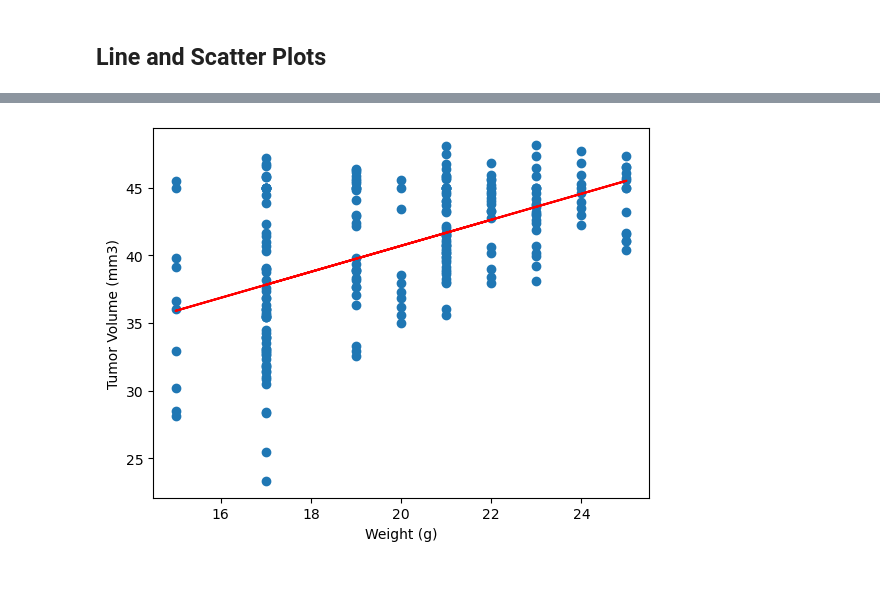
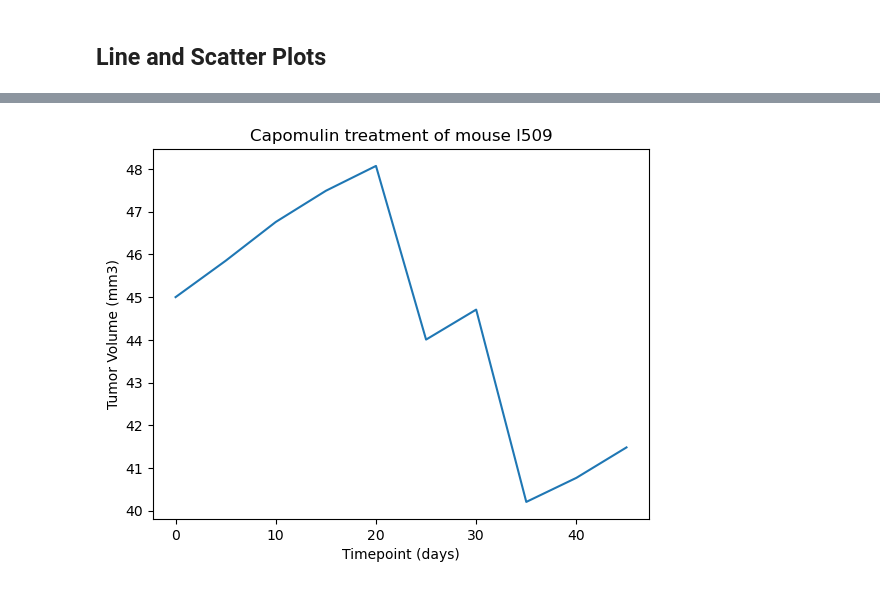
Before and after one commit to Rock2638/Matplotlib-Challenge, a Jupyter notebook: Pymaceuticals/Pymaceuticalsanalysis.ipynb, the cells around one changed output, grey strips where cells are left out. Cells and saved outputs as stored; diff of their text form; code cells hidden in the pictures.

```diff
--- a/Pymaceuticals/Pymaceuticalsanalysis.ipynb
+++ b/Pymaceuticals/Pymaceuticalsanalysis.ipynb
@@ -311,30 +309,12 @@ plt.show()
-# %%
-# Calculate the correlation coefficient and a linear regression model
-# for mouse weight and average observed tumor volume for the entire Capomulin regimen
-
-# Locate the rows which contain mice on each drug and get the tumor volumes
-
-#Create empty lists to fill with tumor vol data and weights (for plotting)
-
-Capomulin_volume = []
-
-
-Drug_summary = combined_mouse_data_cleaned.loc[combined_mouse_data_cleaned["Drug Regimen"]== "Capomulin", "Tumor Volume (mm3)"]
-Capomulin_weight = combined_mouse_data_cleaned.loc[combined_mouse_data_cleaned["Drug Regimen"]== "Capomulin", "Weight (g)"]
-
-Capomulin_volume.append(Drug_summary)
-
-# Add the linear regression equation and line to plot
-x_values = Capomulin_weight
-y_values = Capomulin_volume
-(slope, intercept, rvalue, pvalue, stderr) = linregress(x_values, y_values)
-regress_values = x_values * slope + intercept
-line_eq = "y = " + str(round(slope,2)) + "x + " + str(round(intercept,2))
-plt.scatter(x_values,y_values)
-plt.plot(x_values,regress_values,"r-")
-plt.annotate(line_eq,(5.8,0.8),fontsize=15,color="red")
-plt.xlabel('Weight (g)')
-plt.ylabel('Tumor Volume (mm3)')
-plt.show()
-# %% [output]
-[figure, removed]
+# %%
+# Generate a line plot of tumor volume vs. time point for a single mouse treated with Capomulin
+
+drug_regimen_capomulin_df = combined_mouse_data_cleaned.loc[combined_mouse_data_cleaned['Drug Regimen'] == "Capomulin"]
+drug_regimen_capomulin_id_df = drug_regimen_capomulin_df.loc[drug_regimen_capomulin_df['Mouse ID'] == "l509"]
+plt.plot(drug_regimen_capomulin_id_df['Timepoint'], drug_regimen_capomulin_id_df['Tumor Volume (mm3)'])
+plt.xlabel('Timepoint (days)')
+plt.ylabel('Tumor Volume (mm3)')
+plt.title('Capomulin treatment of mouse l509')
+plt.show()
+# %% [output]
+[figure, added]
```
Also changed, not shown: parts of 5 cells of this notebook.
